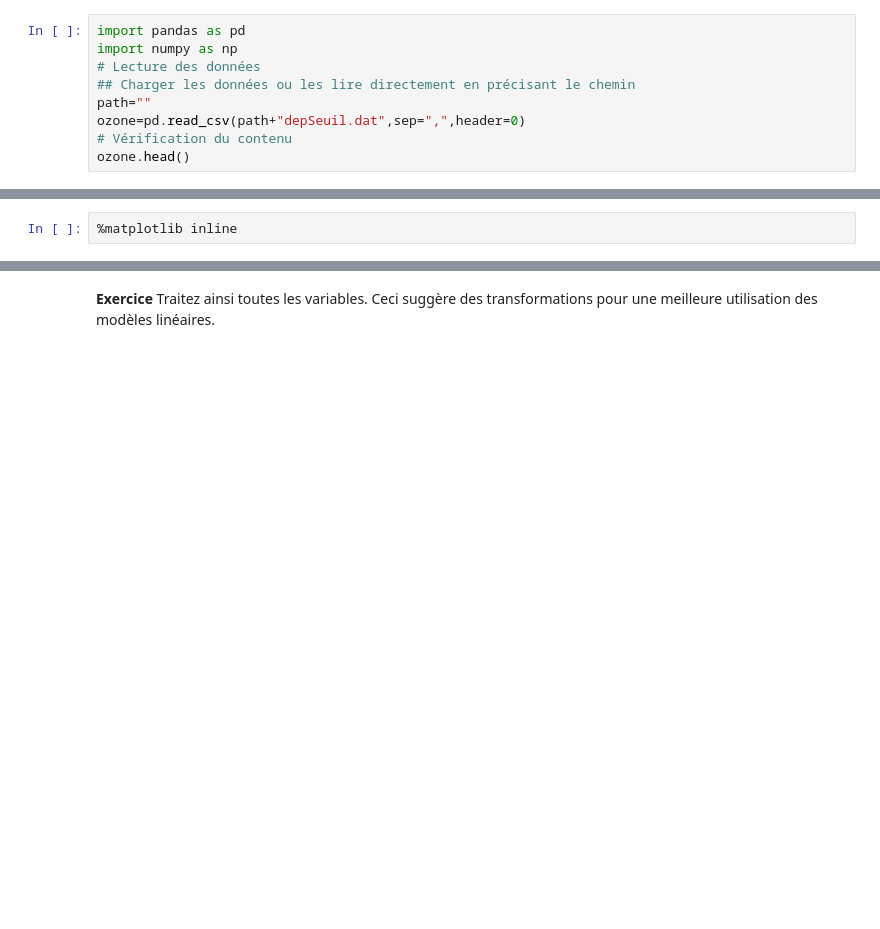
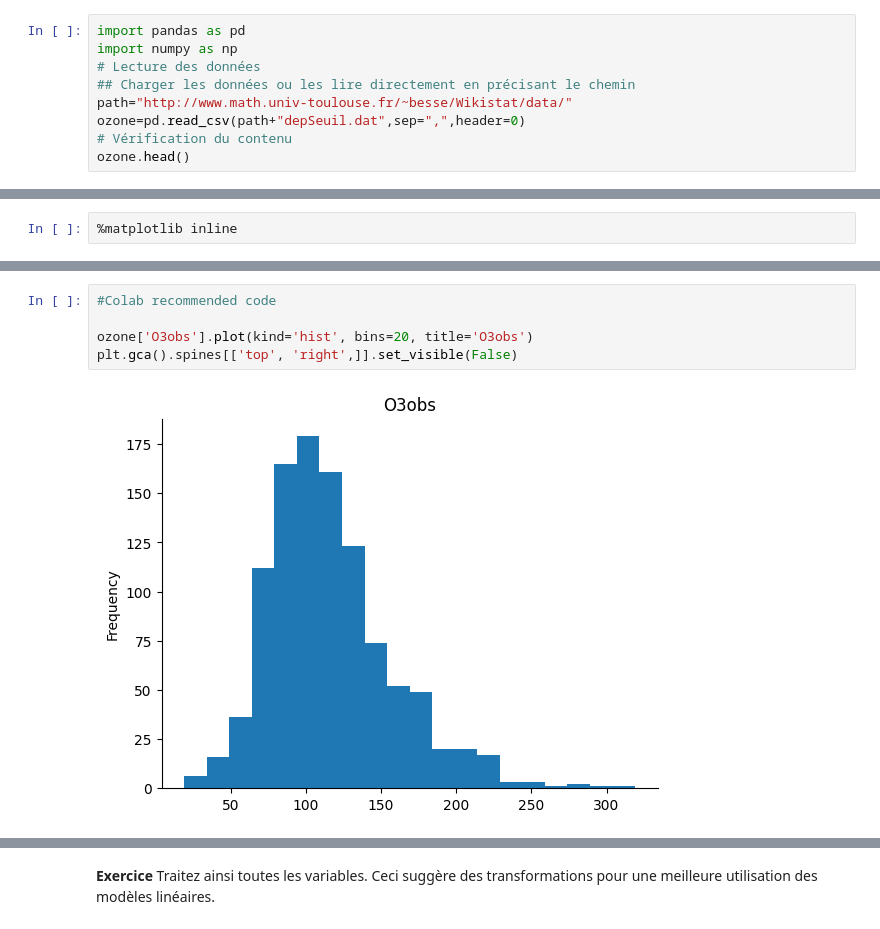
Before and after one commit to BMThi/MachineLearning4A, a Jupyter notebook: Pic-ozone/Apprent-Python-Ozone.ipynb, the cells around one changed output, grey strips where cells are left out. Drawn from its saved outputs; the diff is of its cells as text; blank space fills up the shorter version.

```diff
--- a/Pic-ozone/Apprent-Python-Ozone.ipynb
+++ b/Pic-ozone/Apprent-Python-Ozone.ipynb
@@ -53,7 +53,7 @@ import pandas as pd
 import numpy as np
 # Lecture des données
 ## Charger les données ou les lire directement en précisant le chemin
-path=""
+path="http://www.math.univ-toulouse.fr/~besse/Wikistat/data/"
 ozone=pd.read_csv(path+"depSeuil.dat",sep=",",header=0)
 # Vérification du contenu
 ozone.head()
@@ -81,3 +140,10 @@ plt.show()
+# %%
+#Colab recommended code
+
+ozone['O3obs'].plot(kind='hist', bins=20, title='O3obs')
+plt.gca().spines[['top', 'right',]].set_visible(False)
+# %% [output]
+[figure, added]
 # %%
 ozone["MOCAGE"].hist()
 plt.show()
```
Also changed, not shown: parts of 10 cells of this notebook.
